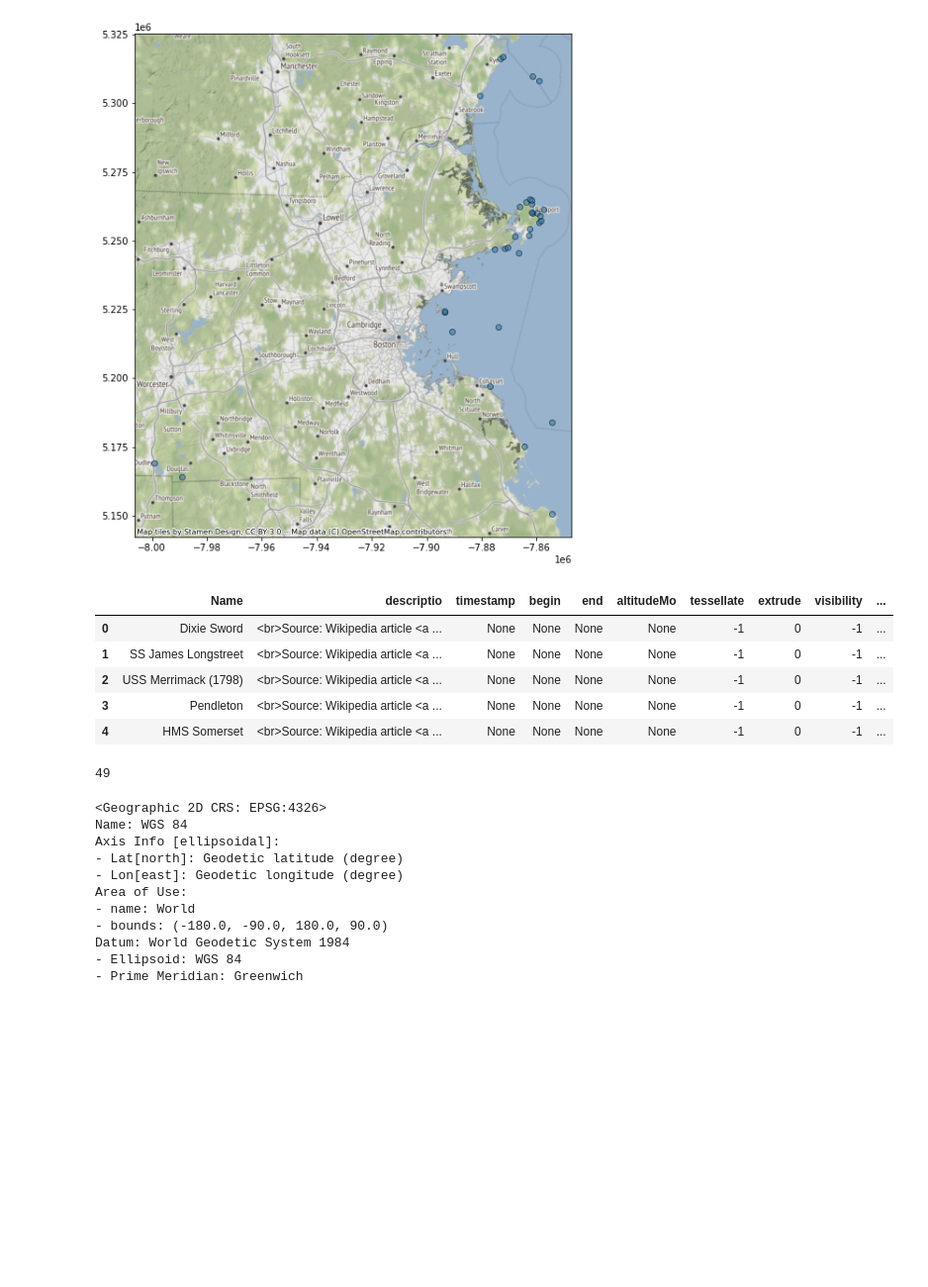
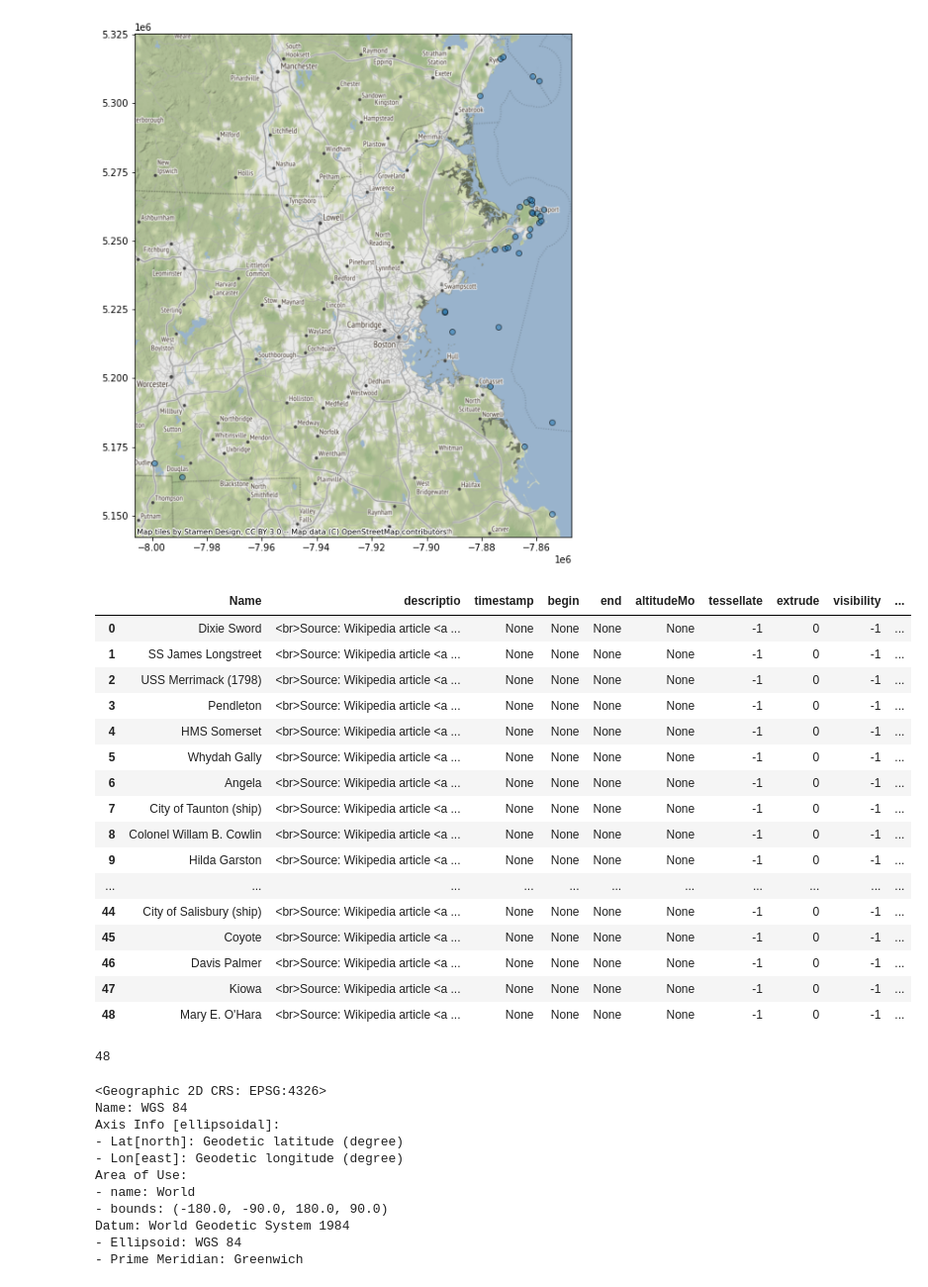
Before and after one commit to HKuz/Geospatial_Overview, a Jupyter notebook: shipwrecks.ipynb, the cells around one changed output. Shown: that part at 99% size. Saved outputs shown, nothing was run; the diff lists cells and outputs as text; code cells hidden in the pictures; blank space fills up the shorter version.

Commit message:
feat: update source notes, edit comments

```diff
--- a/shipwrecks.ipynb
+++ b/shipwrecks.ipynb
@@ -129,16 +140,27 @@ ctx.add_basemap(ax)
 # %%
 # Create GeoDataFrame of Mass shipwrecks
 sw_df = gpd.read_file('./Data/MA_Shipwrecks_AllCounties.shp', driver='shapefile')
 
 # Drop Z dimension of polygons that occurs often in the .kml format
 sw_df.geometry = sw_df.geometry.map(lambda polygon: shapely.ops.transform(lambda x, y, z: (x, y), polygon))
 
-sw_df.head()
+sw_df
 # %% [output]
 |  | Name | descriptio | timestamp | begin | end | altitudeMo | tessellate | extrude | visibility | ... |
 | 0 | Dixie Sword | <br>Source: Wikipedia article <a ... | None | None | None | None | -1 | 0 | -1 | ... |
 | 1 | SS James Longstreet | <br>Source: Wikipedia article <a ... | None | None | None | None | -1 | 0 | -1 | ... |
 | 2 | USS Merrimack (1798) | <br>Source: Wikipedia article <a ... | None | None | None | None | -1 | 0 | -1 | ... |
 | 3 | Pendleton | <br>Source: Wikipedia article <a ... | None | None | None | None | -1 | 0 | -1 | ... |
 | 4 | HMS Somerset | <br>Source: Wikipedia article <a ... | None | None | None | None | -1 | 0 | -1 | ... |
+| 5 | Whydah Gally | <br>Source: Wikipedia article <a ... | None | None | None | None | -1 | 0 | -1 | ... |
+| 6 | Angela | <br>Source: Wikipedia article <a ... | None | None | None | None | -1 | 0 | -1 | ... |
+| 7 | City of Taunton (ship) | <br>Source: Wikipedia article <a ... | None | None | None | None | -1 | 0 | -1 | ... |
+| 8 | Colonel Willam B. Cowlin | <br>Source: Wikipedia article <a ... | None | None | None | None | -1 | 0 | -1 | ... |
+| 9 | Hilda Garston | <br>Source: Wikipedia article <a ... | None | None | None | None | -1 | 0 | -1 | ... |
+| ... | ... | ... | ... | ... | ... | ... | ... | ... | ... | ... |
+| 44 | City of Salisbury (ship) | <br>Source: Wikipedia article <a ... | None | None | None | None | -1 | 0 | -1 | ... |
+| 45 | Coyote | <br>Source: Wikipedia article <a ... | None | None | None | None | -1 | 0 | -1 | ... |
+| 46 | Davis Palmer | <br>Source: Wikipedia article <a ... | None | None | None | None | -1 | 0 | -1 | ... |
+| 47 | Kiowa | <br>Source: Wikipedia article <a ... | None | None | None | None | -1 | 0 | -1 | ... |
+| 48 | Mary E. O'Hara | <br>Source: Wikipedia article <a ... | None | None | None | None | -1 | 0 | -1 | ... |
 # %%
@@ -146,8 +168,8 @@ sw_df.head()
 sw_df.drop(index=35, inplace=True)
 # %%
-len(df)
+len(sw_df)
 # %% [output]
-49
+48
 # %%
 df.crs
 # %% [output]
```
Also changed, not shown: parts of 3 cells of this notebook, 1 other file.
